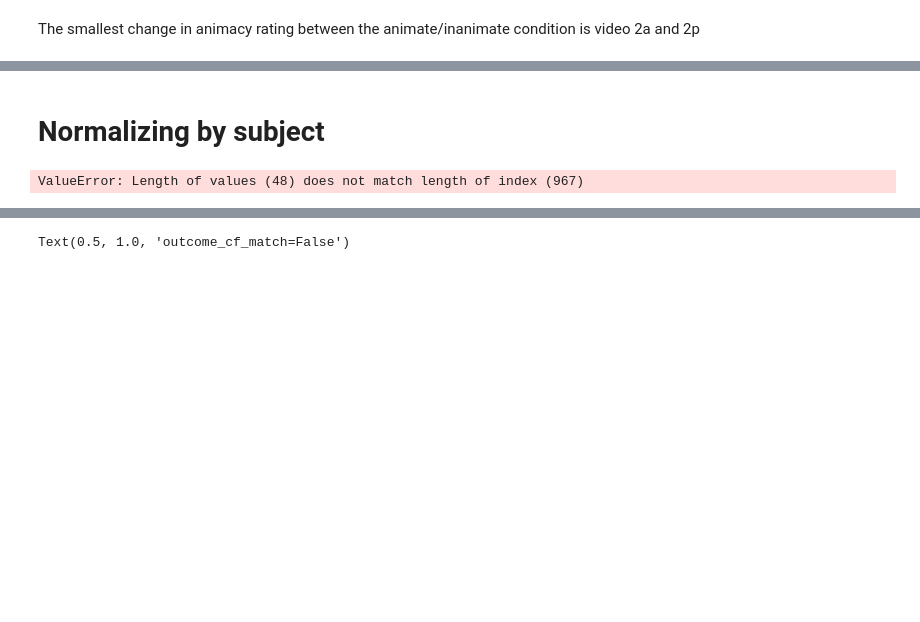
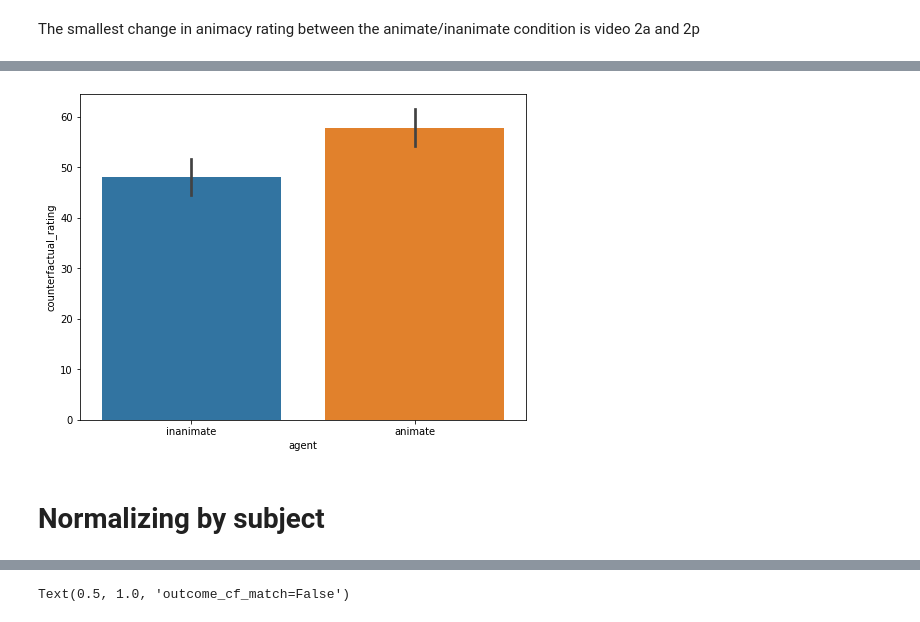
Before and after one commit to temills/robot-feature-learning-v1, a Jupyter notebook: Pilot/Code/pilot_data_analysis.ipynb, the cells around one changed output, grey strips where cells are left out. Saved outputs shown, nothing was run; the diff lists cells and outputs as text; code cells hidden in the pictures; blank space fills up the shorter version.

```diff
--- a/Pilot/Code/pilot_data_analysis.ipynb
+++ b/Pilot/Code/pilot_data_analysis.ipynb
@@ -91,2 +92,8 @@ pilotDat.rating_byStim('animacy_rating', 'agent', 2)
+# %%
+f, a = plt.subplots(figsize=(8,6))
+sns.barplot(data=pilotDat.dat, x='agent', y='counterfactual_rating', ax=a)
+plt.savefig('../Plots/cf_rawMeans.png')
+# %% [output]
+[figure, added]
 # %% [markdown]
 # Normalizing by subject
@@ -96,5 +100,5 @@ submeans = dat.groupby(['subject_id']).mean()
 # %%
+dat = pilotDat.dat
+submeans = dat.groupby(['subject_id']).mean()
 for subj in dat.subject_id.unique():
-    dat['animacy_subCntr'] = (dat.loc[dat.subject_id== subj].animacy_rating - submeans.loc[subj, 'animacy_rating']).tolist()
+    dat.loc[dat.subject_id== subj, 'animacy_subCntr'] = dat.loc[dat.subject_id== subj].animacy_rating - submeans.loc[subj, 'animacy_rating']
-# %% [output]
-ValueError: Length of values (48) does not match length of index (967)
```
Also changed, not shown: parts of 4 cells of this notebook, 1 other file.
